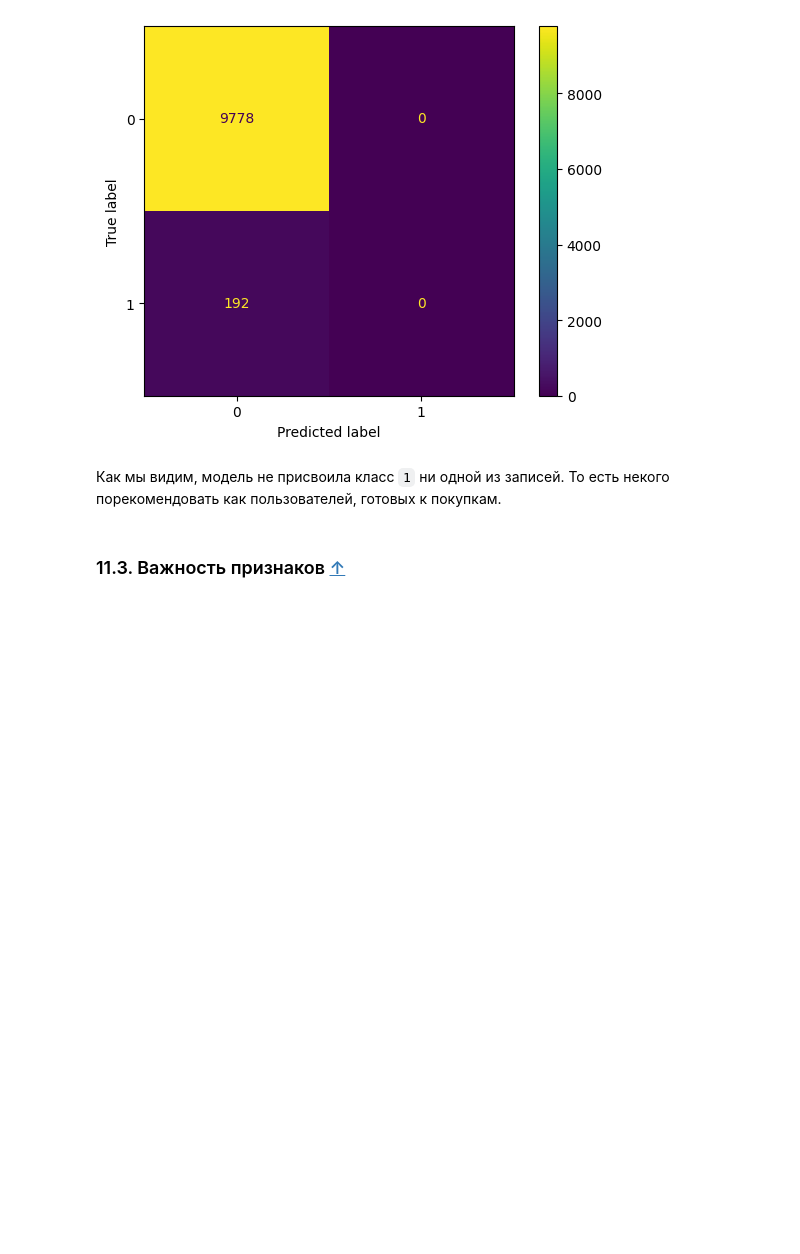
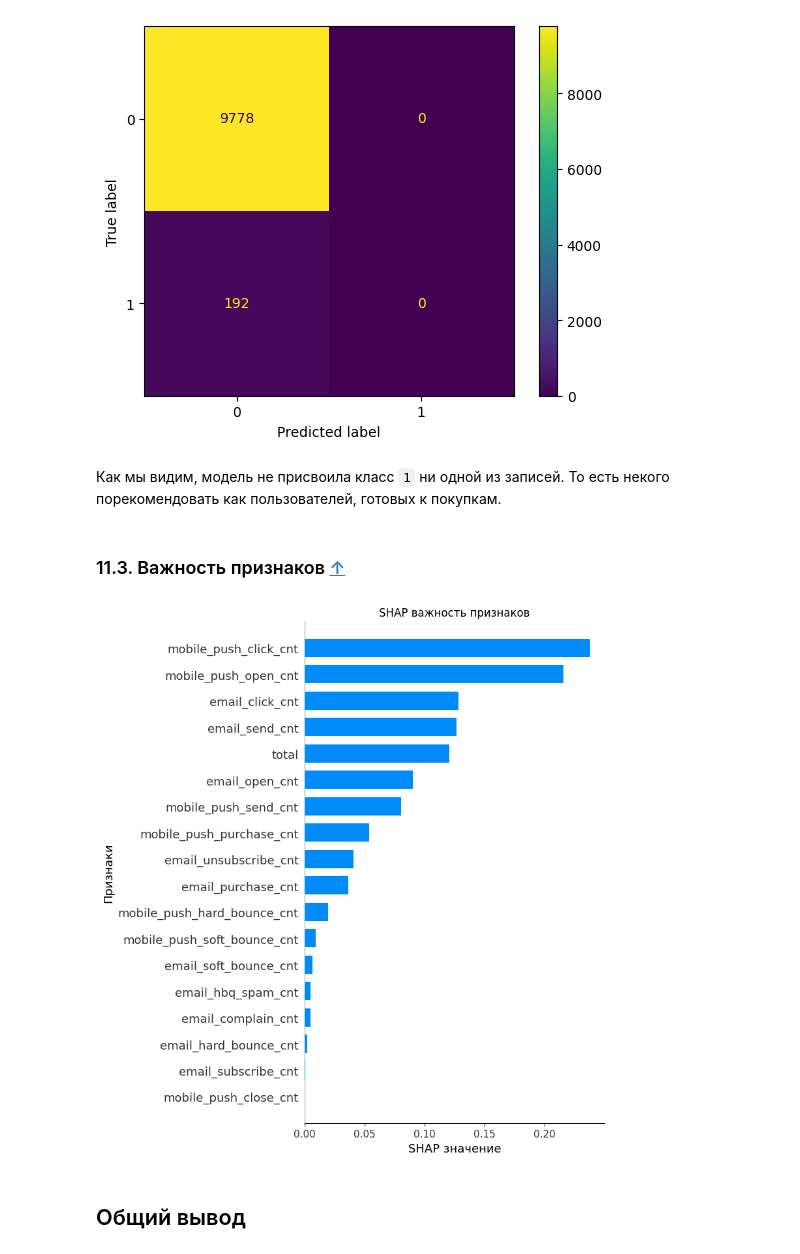
Before and after one commit to dolbilov/yandex_practicum_projects, a Jupyter notebook: 13_kaggle_marketing/project.ipynb, the cells around one changed output. Cells and saved outputs as stored; diff of their text form; code cells hidden in the pictures; blank space fills up the shorter version.

```diff
--- a/13_kaggle_marketing/project.ipynb
+++ b/13_kaggle_marketing/project.ipynb
@@ -1520,3 +1524,24 @@ ConfusionMatrixDisplay.from_predictions(y_test, y_pred);
 Как мы видим, модель не присвоила класс `1` ни одной из записей. То есть некого порекомендовать как пользователей, готовых к покупкам.
 # %% [markdown]
 ### 11.3. <a id='toc11_3_'></a>Важность признаков [&#8593;](#toc0_)
+# %%
+explainer = shap.TreeExplainer(best_model)
+shap_values = explainer.shap_values(X_test)
+
+shap.summary_plot(shap_values,
+                  X_test,
+                  color_bar_label='Признаки',
+                  show=False,
+                  plot_type='bar',
+                  show_values_in_legend=True,
+                  max_display=20)
+plt.title('SHAP важность признаков')
+plt.xlabel('SHAP значение')
+plt.ylabel('Признаки', fontsize=13)
+
+plt.tight_layout()
+plt.show()
+# %% [output]
+[figure, added]
+# %% [markdown]
+## Общий вывод
```
Also changed, not shown: parts of 4 cells of this notebook.
